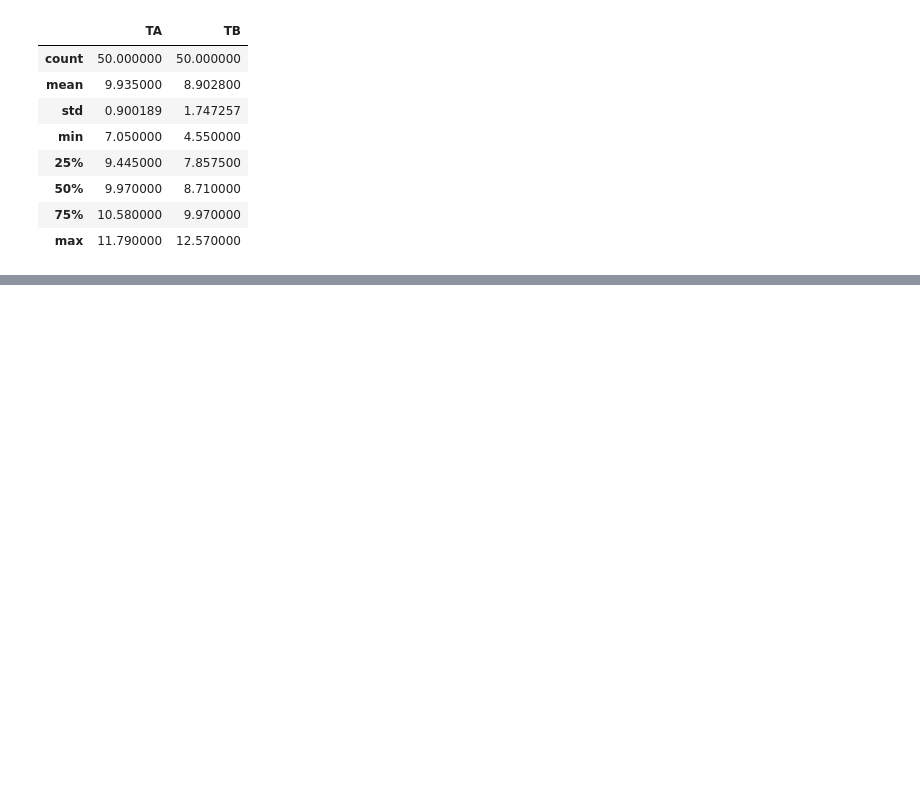
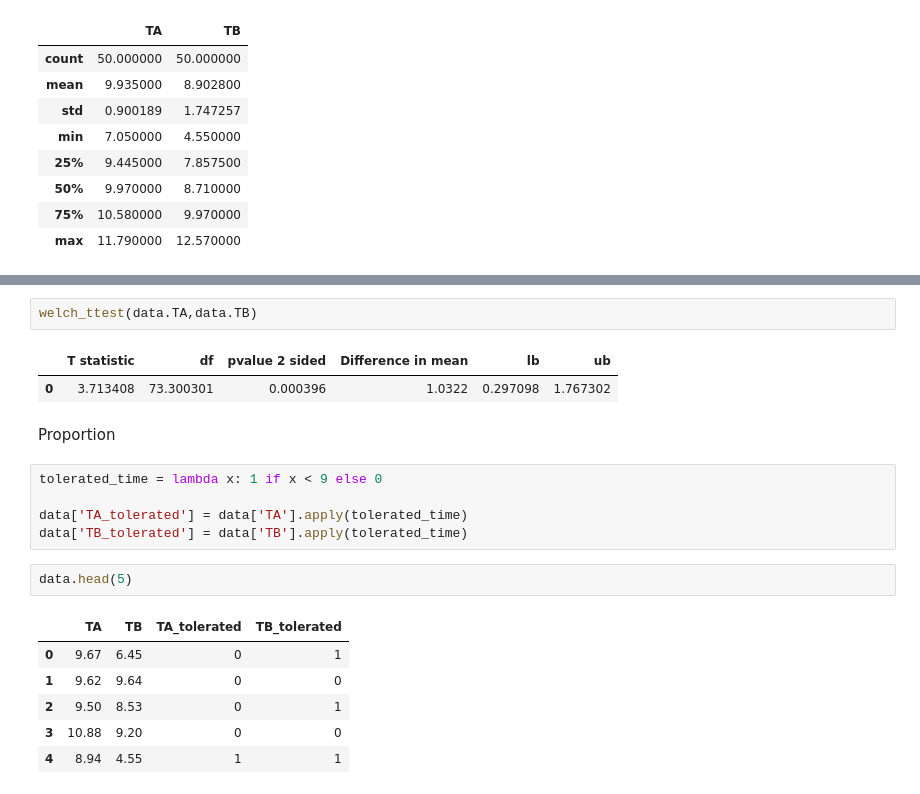
Before and after one commit to seeergiii/ab-testing-server-efficiency, a Jupyter notebook: ab-testing-server-efficiency.ipynb, the cells around one changed output, grey strips where cells are left out. Saved outputs shown, nothing was run; the diff lists cells and outputs as text; blank space fills up the shorter version.

```diff
--- a/ab-testing-server-efficiency.ipynb
+++ b/ab-testing-server-efficiency.ipynb
@@ -76,0 +172,21 @@ p_value
+# %%
+welch_ttest(data.TA,data.TB)
+# %% [output]
+|  | T statistic | df | pvalue 2 sided | Difference in mean | lb | ub |
+| 0 | 3.713408 | 73.300301 | 0.000396 | 1.0322 | 0.297098 | 1.767302 |
+# %% [markdown]
+Proportion
+# %%
+tolerated_time = lambda x: 1 if x < 9 else 0
+
+data['TA_tolerated'] = data['TA'].apply(tolerated_time)
+data['TB_tolerated'] = data['TB'].apply(tolerated_time)
+# %%
+data.head(5)
+# %% [output]
+|  | TA | TB | TA_tolerated | TB_tolerated |
+| 0 | 9.67 | 6.45 | 0 | 1 |
+| 1 | 9.62 | 9.64 | 0 | 0 |
+| 2 | 9.50 | 8.53 | 0 | 1 |
+| 3 | 10.88 | 9.20 | 0 | 0 |
+| 4 | 8.94 | 4.55 | 1 | 1 |
```
Also changed, not shown: parts of 23 cells of this notebook.
